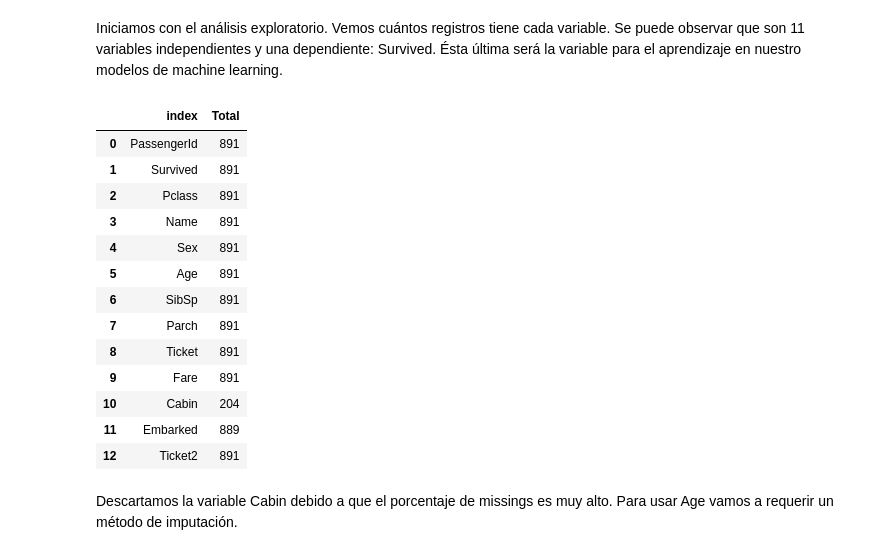
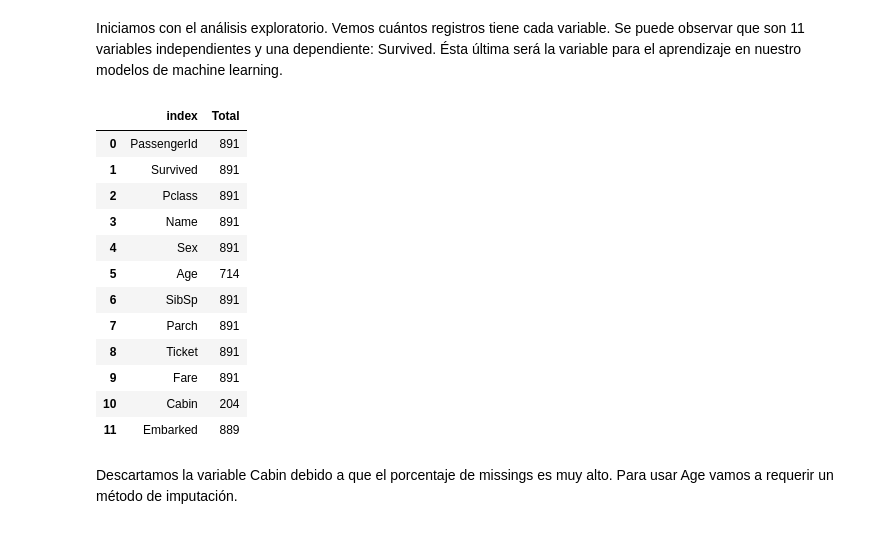
Before and after one commit to loreto73/Titanic, a Jupyter notebook: k_titanic.ipynb, the cells around one changed output. Cells and saved outputs as stored; diff of their text form; code cells hidden in the pictures.

Commit message:
ordenamos un poco el codigo e iniciamos con las predicciones del conjunto test

```diff
--- a/k_titanic.ipynb
+++ b/k_titanic.ipynb
@@ -11,28 +12,28 @@ from sklearn.metrics import accuracy_score, confusion_matrix
 # %% [markdown]
 Ahora introducimos la ruta en la que guardamos el archivo con los datos que se analizarán
 # %%
-df = pd.read_csv('/home/luis-loreto/Documentos/Python/Titanic/Tablas/train.csv')
+train = pd.read_csv('/home/luis-loreto/Documentos/Python/Titanic/Tablas/train.csv')
+test = pd.read_csv('/home/luis-loreto/Documentos/Python/Titanic/Tablas/test.csv')
 pd.options.display.max_columns = None
 pd.options.display.max_rows = None
 # %% [markdown]
 Iniciamos con el análisis exploratorio. Vemos cuántos registros tiene cada variable. Se puede observar que son 11 variables independientes y una dependiente: Survived. Ésta última será la variable para el aprendizaje en nuestro modelos de machine learning.
 # %%
-df.count().reset_index(name="Total")
+train.count().reset_index(name="Total")
 # %% [output]
 |  | index | Total |
 | 0 | PassengerId | 891 |
 | 1 | Survived | 891 |
 | 2 | Pclass | 891 |
 | 3 | Name | 891 |
 | 4 | Sex | 891 |
-| 5 | Age | 891 |
+| 5 | Age | 714 |
 | 6 | SibSp | 891 |
 | 7 | Parch | 891 |
 | 8 | Ticket | 891 |
 | 9 | Fare | 891 |
 | 10 | Cabin | 204 |
 | 11 | Embarked | 889 |
-| 12 | Ticket2 | 891 |
 # %% [markdown]
 Descartamos la variable Cabin debido a que el porcentaje de missings es muy alto. Para usar Age vamos a requerir un método de imputación.
 # %% [markdown]
```
Also changed, not shown: parts of 45 cells of this notebook.
